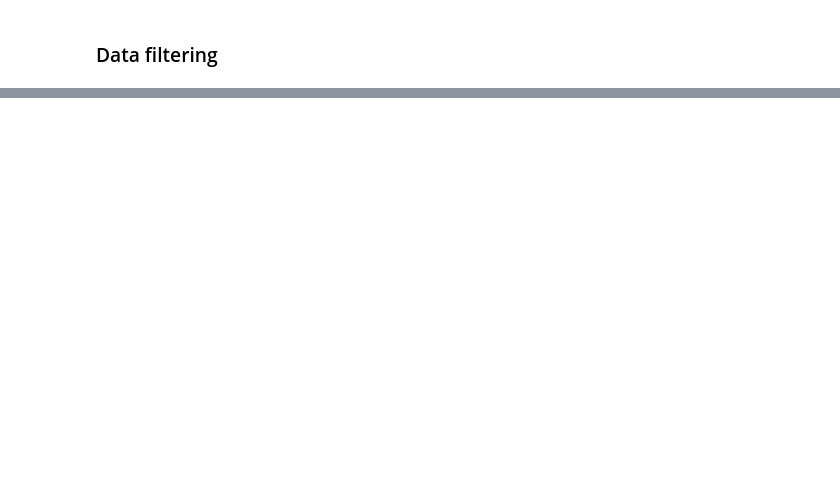
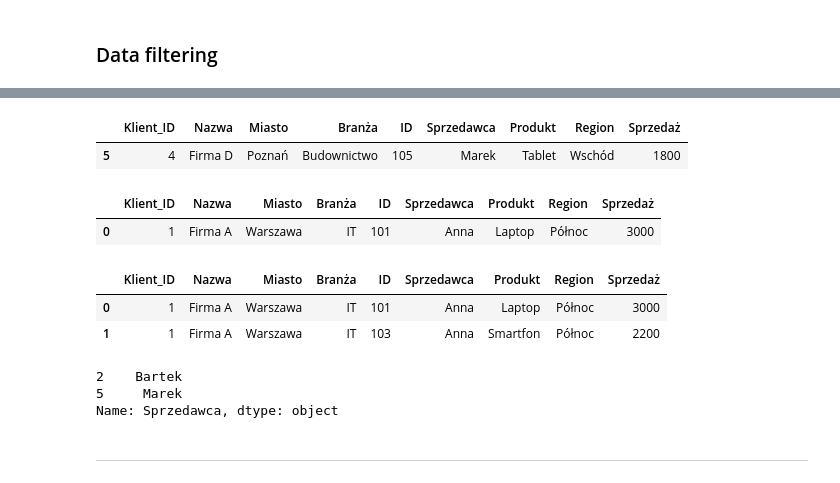
Before and after one commit to KonradGonrad/Pandas, a Jupyter notebook: mini_project.ipynb, the cells around one changed output, grey strips where cells are left out. Cells and saved outputs as stored; diff of their text form; code cells hidden in the pictures; blank space fills up the shorter version.

```diff
--- a/mini_project.ipynb
+++ b/mini_project.ipynb
@@ -218,0 +268,24 @@ Conclusion:
+# %%
+df_merged.loc[(df_merged['Miasto'] == 'Poznań') & (~ (df_merged['Produkt'] == 'Smarfon'))]
+# %% [output]
+|  | Klient_ID | Nazwa | Miasto | Branża | ID | Sprzedawca | Produkt | Region | Sprzedaż |
+| 5 | 4 | Firma D | Poznań | Budownictwo | 105 | Marek | Tablet | Wschód | 1800 |
+# %%
+df_merged.loc[(df_merged['Miasto'] == 'Warszawa') & (df_merged['Produkt'] == 'Laptop') & (df_merged['Sprzedaż'] > df_merged['Sprzedaż'].mean())]
+# %% [output]
+|  | Klient_ID | Nazwa | Miasto | Branża | ID | Sprzedawca | Produkt | Region | Sprzedaż |
+| 0 | 1 | Firma A | Warszawa | IT | 101 | Anna | Laptop | Północ | 3000 |
+# %%
+df_merged.loc[(df_merged['Branża'] == 'IT') & (df_merged['Sprzedaż'] > 2000)]
+# %% [output]
+|  | Klient_ID | Nazwa | Miasto | Branża | ID | Sprzedawca | Produkt | Region | Sprzedaż |
+| 0 | 1 | Firma A | Warszawa | IT | 101 | Anna | Laptop | Północ | 3000 |
+| 1 | 1 | Firma A | Warszawa | IT | 103 | Anna | Smartfon | Północ | 2200 |
+# %%
+df_merged.loc[(df_merged['Produkt'] == 'Tablet') & (~(df_merged['Branża'] == 'Edukacja')), 'Sprzedawca']
+# %% [output]
+2    Bartek
+5     Marek
+Name: Sprzedawca, dtype: object
+# %% [markdown]
+---
```
Also changed, not shown: parts of 8 cells of this notebook.
